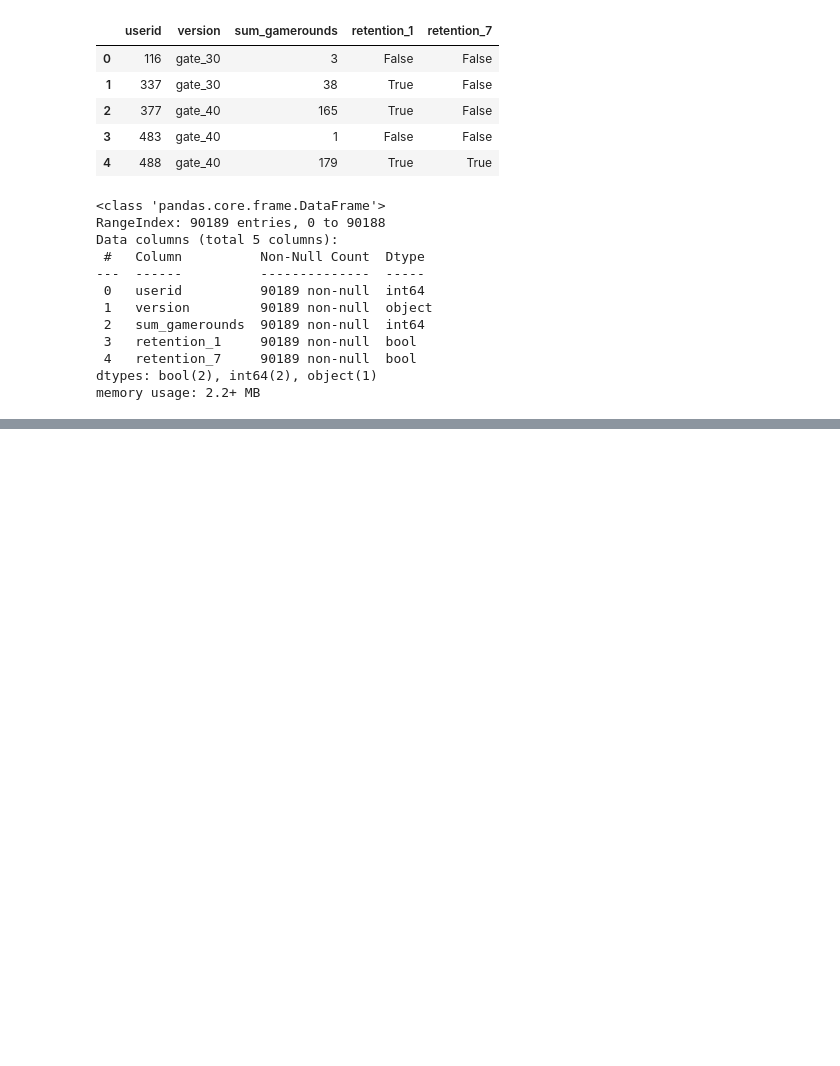
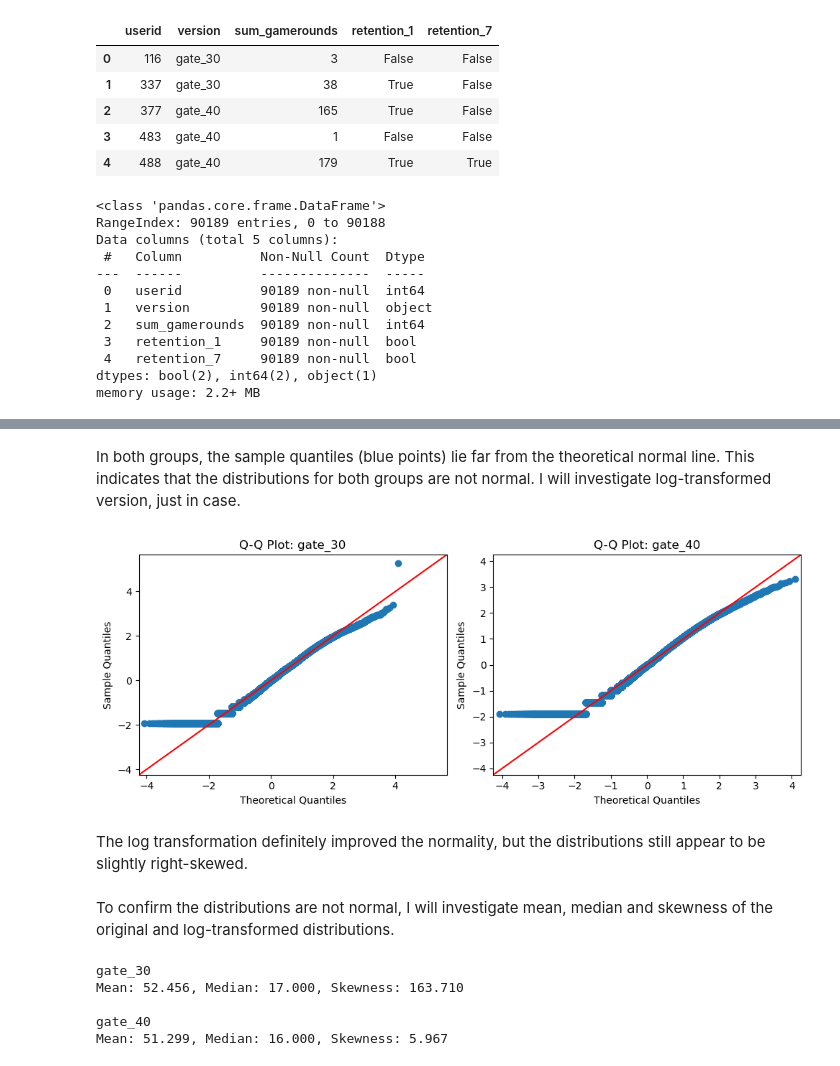
Before and after one commit to Itaru2018/Cookie_cats, a Jupyter notebook: notebook/cookie_cats.ipynb, the cells around one changed output, grey strips where cells are left out. Saved outputs shown, nothing was run; the diff lists cells and outputs as text; code cells hidden in the pictures; blank space fills up the shorter version.

```diff
--- a/notebook/cookie_cats.ipynb
+++ b/notebook/cookie_cats.ipynb
@@ -40,0 +270,37 @@ memory usage: 2.2+ MB
+# %% [markdown]
+In both groups, the sample quantiles (blue points) lie far from the theoretical normal line. This indicates that the distributions for both groups are not normal. I will investigate log-transformed version, just in case.
+# %%
+# Draw QQ plots of the distributions to check normality
+# Use log transformed version
+# Create a grid
+fig, axes = plt.subplots(1, 2, figsize=(10, 4))
+
+# Plot QQ plots
+for i, col in enumerate(['gate_30', 'gate_40']):
+    # Scale the data to have the same magnitude as normal distribution
+    x = df_log[df_log['version'] == col]['log_sum_gamerounds']
+    x_scaled = (x - x.mean()) / x.std()
+
+    sm.qqplot(x_scaled, line='45', ax=axes[i])
+    axes[i].set_title(f'Q-Q Plot: {col}')
+
+plt.tight_layout()
+plt.show()
+# %% [output]
+[figure, added]
+# %% [markdown]
+The log transformation definitely improved the normality, but the distributions still appear to be slightly right-skewed.
+# %% [markdown]
+To confirm the distributions are not normal, I will investigate mean, median and skewness of the original and log-transformed distributions.
+# %%
+# Investigate mean, median and skewness of distributions
+for col in ['gate_30', 'gate_40']:
+    data = df[df['version'] == col]['sum_gamerounds']
+    print(f'{col}')
+    print(f'Mean: {data.mean():.3f}, Median: {data.median():.3f}, Skewness: {data.skew():.3f}\n')
+# %% [output]
+gate_30
+Mean: 52.456, Median: 17.000, Skewness: 163.710
+
+gate_40
+Mean: 51.299, Median: 16.000, Skewness: 5.967
```
Also changed, not shown: parts of 68 cells of this notebook.
